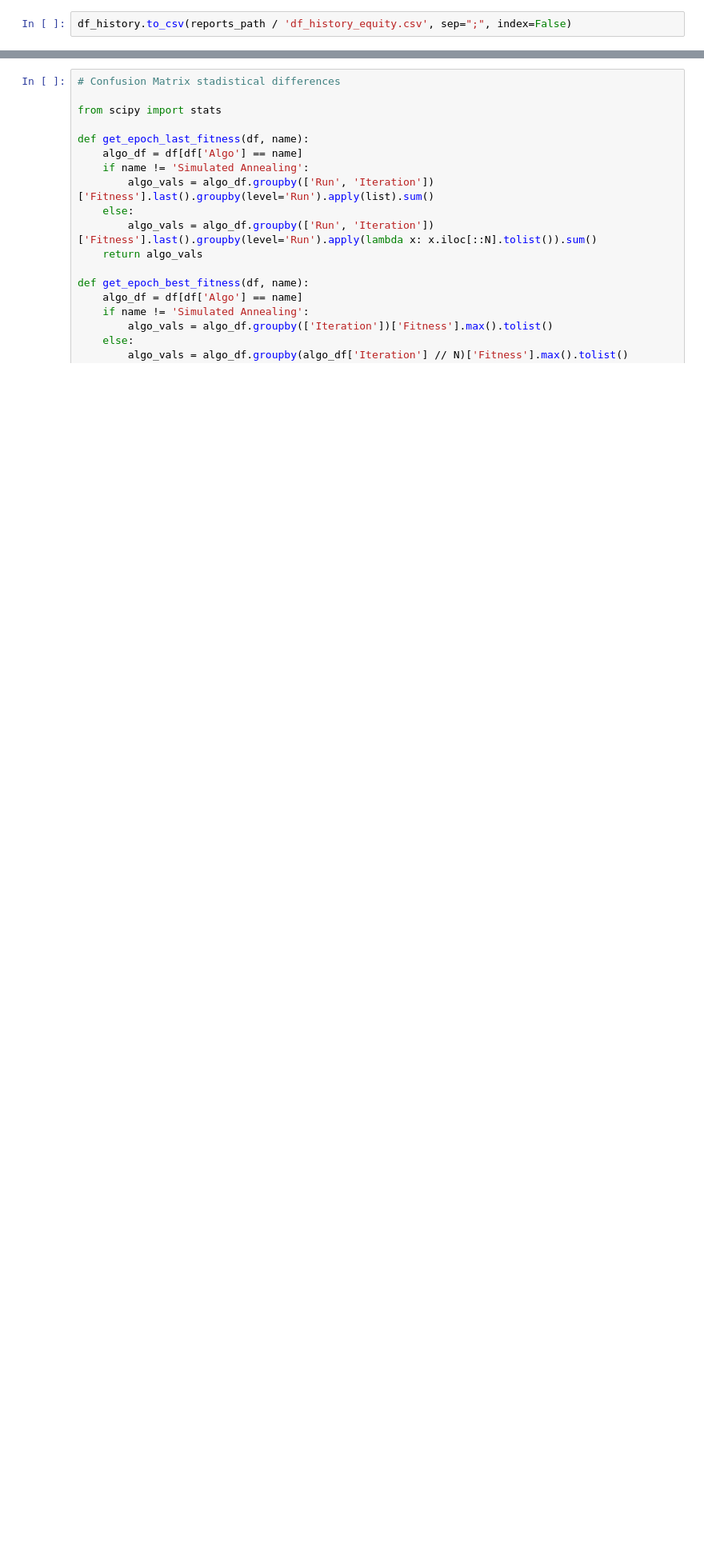
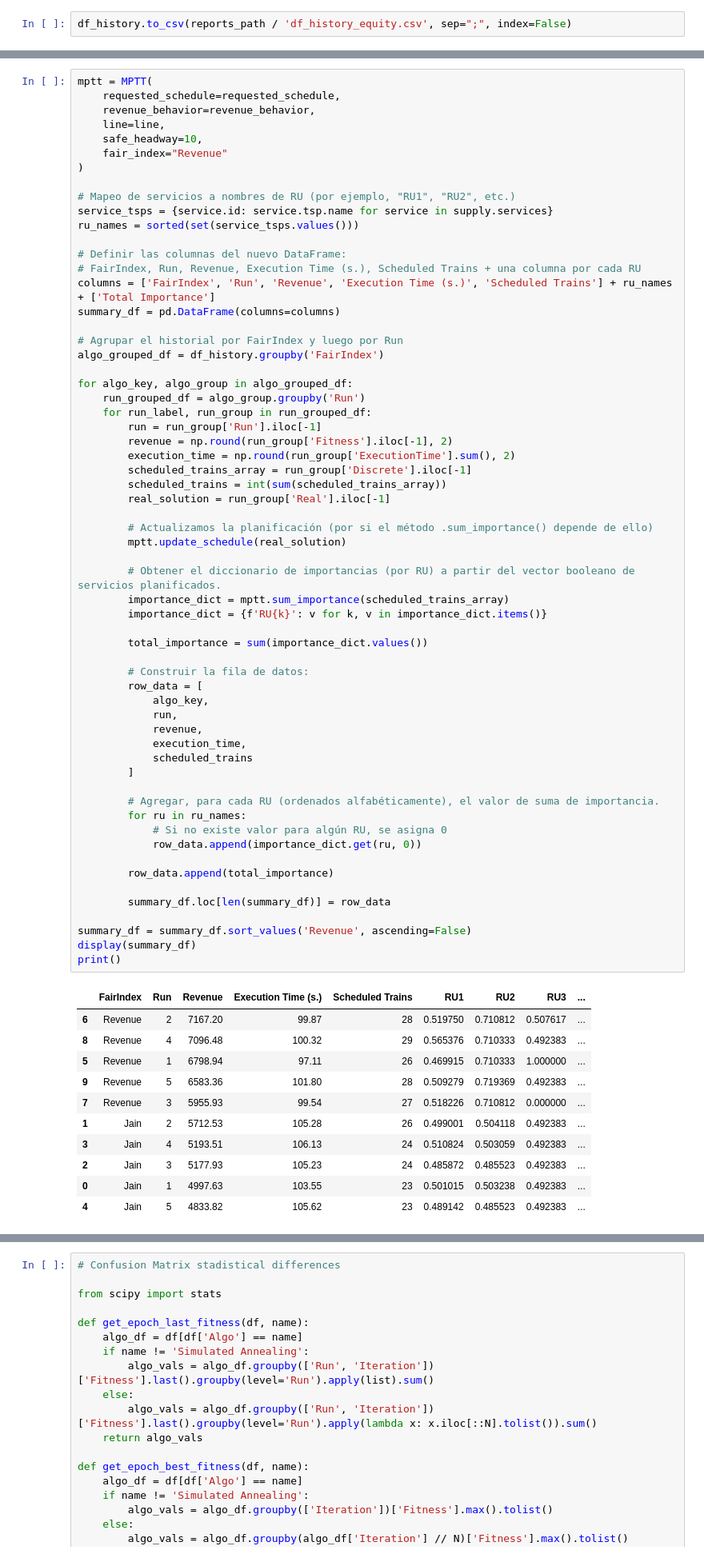
Before and after one commit to DavidMunozValero/GSA_M, a Jupyter notebook: notebooks/6.0-Capacity_Allocation_Equity.ipynb, the cells around one changed output, grey strips where cells are left out. Shown at 80% size. Drawn from its saved outputs; the diff is of its cells as text; blank space fills up the shorter version.

Commit message:
feat: sum importance

```diff
--- a/notebooks/6.0-Capacity_Allocation_Equity.ipynb
+++ b/notebooks/6.0-Capacity_Allocation_Equity.ipynb
@@ -660,3 +367,76 @@ sns_box_plot(df=df_boxplot_filtered,
+# %%
+mptt = MPTT(
+    requested_schedule=requested_schedule,
+    revenue_behavior=revenue_behavior,
+    line=line,
+    safe_headway=10,
+    fair_index="Revenue"
+)
+
+# Mapeo de servicios a nombres de RU (por ejemplo, "RU1", "RU2", etc.)
+service_tsps = {service.id: service.tsp.name for service in supply.services}
+ru_names = sorted(set(service_tsps.values()))
+
+# Definir las columnas del nuevo DataFrame:
+# FairIndex, Run, Revenue, Execution Time (s.), Scheduled Trains + una columna por cada RU
+columns = ['FairIndex', 'Run', 'Revenue', 'Execution Time (s.)', 'Scheduled Trains'] + ru_names + ['Total Importance']
+summary_df = pd.DataFrame(columns=columns)
+
+# Agrupar el historial por FairIndex y luego por Run
+algo_grouped_df = df_history.groupby('FairIndex')
+
+for algo_key, algo_group in algo_grouped_df:
+    run_grouped_df = algo_group.groupby('Run')
+    for run_label, run_group in run_grouped_df:
+        run = run_group['Run'].iloc[-1]
+        revenue = np.round(run_group['Fitness'].iloc[-1], 2)
+        execution_time = np.round(run_group['ExecutionTime'].sum(), 2)
+        scheduled_trains_array = run_group['Discrete'].iloc[-1]
+        scheduled_trains = int(sum(scheduled_trains_array))
+        real_solution = run_group['Real'].iloc[-1]
+
+        # Actualizamos la planificación (por si el método .sum_importance() depende de ello)
+        mptt.update_schedule(real_solution)
+
+        # Obtener el diccionario de importancias (por RU) a partir del vector booleano de servicios planificados.
+        importance_dict = mptt.sum_importance(scheduled_trains_array)
+        importance_dict = {f'RU{k}': v for k, v in importance_dict.items()}
+
+        total_importance = sum(importance_dict.values())
+
+        # Construir la fila de datos:
+        row_data = [
+            algo_key,
+            run,
+            revenue,
+            execution_time,
+            scheduled_trains
+        ]
+
+        # Agregar, para cada RU (ordenados alfabéticamente), el valor de suma de importancia.
+        for ru in ru_names:
+            # Si no existe valor para algún RU, se asigna 0
+            row_data.append(importance_dict.get(ru, 0))
+
+        row_data.append(total_importance)
+
+        summary_df.loc[len(summary_df)] = row_data
+
+summary_df = summary_df.sort_values('Revenue', ascending=False)
+display(summary_df)
+print()
+# %% [output]
+|  | FairIndex | Run | Revenue | Execution Time (s.) | Scheduled Trains | RU1 | RU2 | RU3 | ... |
+| 6 | Revenue | 2 | 7167.20 | 99.87 | 28 | 0.519750 | 0.710812 | 0.507617 | ... |
+| 8 | Revenue | 4 | 7096.48 | 100.32 | 29 | 0.565376 | 0.710333 | 0.492383 | ... |
+| 5 | Revenue | 1 | 6798.94 | 97.11 | 26 | 0.469915 | 0.710333 | 1.000000 | ... |
+| 9 | Revenue | 5 | 6583.36 | 101.80 | 28 | 0.509279 | 0.719369 | 0.492383 | ... |
+| 7 | Revenue | 3 | 5955.93 | 99.54 | 27 | 0.518226 | 0.710812 | 0.000000 | ... |
+| 1 | Jain | 2 | 5712.53 | 105.28 | 26 | 0.499001 | 0.504118 | 0.492383 | ... |
+| 3 | Jain | 4 | 5193.51 | 106.13 | 24 | 0.510824 | 0.503059 | 0.492383 | ... |
+| 2 | Jain | 3 | 5177.93 | 105.23 | 24 | 0.485872 | 0.485523 | 0.492383 | ... |
+| 0 | Jain | 1 | 4997.63 | 103.55 | 23 | 0.501015 | 0.503238 | 0.492383 | ... |
+| 4 | Jain | 5 | 4833.82 | 105.62 | 23 | 0.489142 | 0.485523 | 0.492383 | ... |
 # %%
 # Table with results by run
 
```
Also changed, not shown: parts of 47 cells of this notebook, 1 other file.
